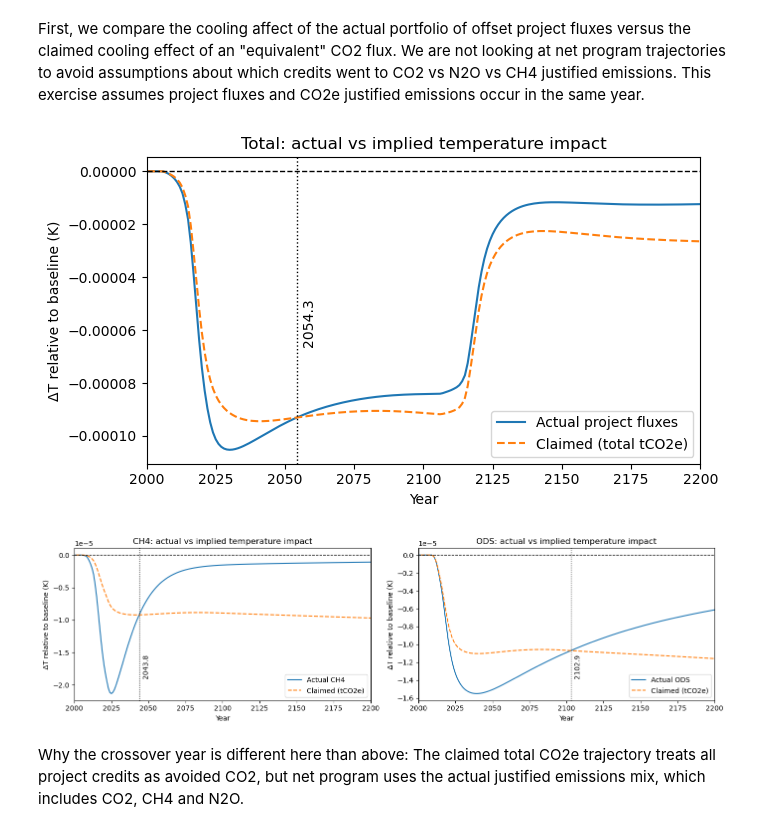
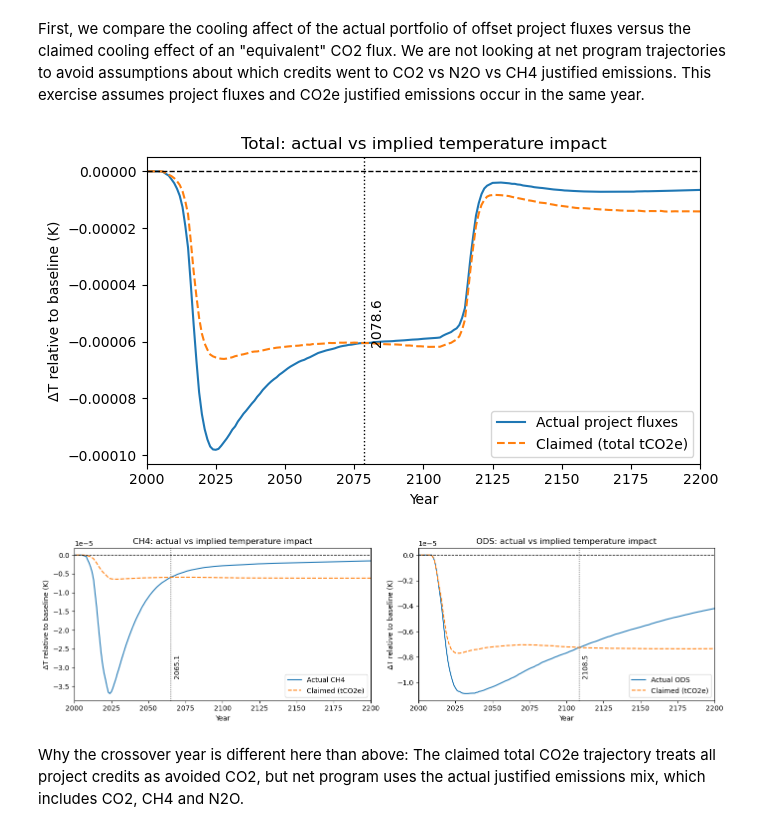
Before and after one commit to carbonplan/slcp-offsetting, a Jupyter notebook: notebooks/02a_ca_analysis_SpecificODS.ipynb, the cells around one changed output. Cells and saved outputs as stored; diff of their text form; code cells hidden in the pictures.

```diff
--- a/notebooks/02a_ca_analysis_SpecificODS.ipynb
+++ b/notebooks/02a_ca_analysis_SpecificODS.ipynb
@@ -392,22 +635,27 @@ The program as a whole eventually becomes net warming in 2052. In the subsequent
 # %% [markdown]
 First, we compare the cooling affect of the actual portfolio of offset project fluxes versus the claimed cooling effect of an "equivalent" CO2 flux. We are not looking at net program trajectories to avoid assumptions about which credits went to CO2 vs N2O vs CH4 justified emissions. This exercise assumes project fluxes and CO2e justified emissions occur in the same year.
 # %%
-# extract temperature trajectories
-years = np.asarray(f.timebounds, dtype=float)
+# extract updated ensemble temperature trajectories
+years = np.asarray(f_ens.timebounds, dtype=float)
+baseline = f_ens.temperature.sel(scenario=BASELINE_SCENARIO, layer=0)
 
-baseline = f.temperature.loc[dict(scenario=BASELINE_SCENARIO, config="central", layer=0)]
-actual = f.temperature.loc[dict(scenario="projects_only", config="central", layer=0)]
-claimed = f.temperature.loc[dict(scenario="claimed_project", config="central", layer=0)]
-actual_ch4_t = f.temperature.loc[dict(scenario="actual_ch4", config="central", layer=0)]
-claimed_ch4_t = f.temperature.loc[dict(scenario="claimed_ch4", config="central", layer=0)]
-actual_ods_t = f.temperature.loc[dict(scenario="actual_ods", config="central", layer=0)]
-claimed_ods_t = f.temperature.loc[dict(scenario="claimed_ods", config="central", layer=0)]
+actual = f_ens.temperature.sel(scenario="projects_only", layer=0) - baseline
+claimed = f_ens.temperature.sel(scenario="claimed_project", layer=0) - baseline
+actual_ch4_t = f_ens.temperature.sel(scenario="project_ch4", layer=0) - baseline
+claimed_ch4_t = f_ens.temperature.sel(scenario="claimed_ch4", layer=0) - baseline
+actual_ods_t = f_ens.temperature.sel(scenario="project_ods", layer=0) - baseline
+claimed_ods_t = f_ens.temperature.sel(scenario="claimed_ods", layer=0) - baseline
+
+actual_diff = actual.median("config").values
+claimed_diff = claimed.median("config").values
+actual_ch4_t = actual_ch4_t.median("config").values
+claimed_ch4_t = claimed_ch4_t.median("config").values
+actual_ods_t = actual_ods_t.median("config").values
+claimed_ods_t = claimed_ods_t.median("config").values
 # %%
 # calculate crossover years
 
 #  ---  First, calculate total total  ---
-actual_diff = projects_only - baseline
-claimed_diff = claimed - baseline
 comparison_diff = actual_diff - claimed_diff
 
 crossing_indices = np.where(np.diff(np.sign(comparison_diff)) != 0)[0]
@@ -437,9 +685,9 @@ plt.tight_layout()
 plt.show()
 
 #  ---  Next, ODS and CH4-specific  ---
-ods_diff = (actual_ods_t - baseline) - (claimed_ods_t - baseline)
+ods_diff = actual_ods_t - claimed_ods_t
 ods_crossing_indices = np.where(np.diff(np.sign(ods_diff)) != 0)[0]
-ods_crossing_indices = ods_crossing_indices[years[ods_crossing_indices] > 2010]
+ods_crossing_indices = ods_crossing_indices[years[ods_crossing_indices] > 2025]
 
 if len(ods_crossing_indices) > 0:
     i = ods_crossing_indices[0]
@@ -447,9 +695,9 @@ if len(ods_crossing_indices) > 0:
 else:
     ods_crossover_year = np.nan
 
-ch4_diff = (actual_ch4_t - baseline) - (claimed_ch4_t - baseline)
+ch4_diff = actual_ch4_t - claimed_ch4_t
 ch4_crossing_indices = np.where(np.diff(np.sign(ch4_diff)) != 0)[0]
-ch4_crossing_indices = ch4_crossing_indices[years[ch4_crossing_indices] > 2010]
+ch4_crossing_indices = ch4_crossing_indices[years[ch4_crossing_indices] > 2025]
 
 if len(ch4_crossing_indices) > 0:
     i = ch4_crossing_indices[0]
@@ -461,40 +709,40 @@ else:
 fig, (ax1, ax2) = plt.subplots(1, 2, figsize=(14, 4))
 
 # ch4 temperature
-ax1.plot(years, actual_ch4_t - baseline, label="Actual CH4")
-ax1.plot(years, claimed_ch4_t - baseline, "--", label="Claimed (tCO2e)")
+ax1.plot(years, actual_ch4_t, label="Actual CH4")
+ax1.plot(years, claimed_ch4_t, "--", label="Claimed (tCO2e)")
 ax1.axhline(0, linestyle="--", linewidth=1, color="k")
 
 if not np.isnan(ch4_crossover_year):
     ax1.axvline(ch4_crossover_year, linestyle=":", linewidth=1, color="k")
     ax1.text(ch4_crossover_year + 2, ax1.get_ylim()[0] * 0.85, f"{ch4_crossover_year:.1f}", rotation=90, va="bottom")
 
 ax1.set_xlim(2000, 2200)
 ax1.set_xlabel("Year")
 ax1.set_ylabel("ΔT relative to baseline (K)")
 ax1.set_title("CH4: actual vs implied temperature impact")
 ax1.legend()
 
 # ods temperature
-ax2.plot(years, actual_ods_t - baseline, label="Actual ODS")
-ax2.plot(years, claimed_ods_t - baseline, "--", label="Claimed (tCO2e)")
+ax2.plot(years, actual_ods_t, label="Actual ODS")
+ax2.plot(years, claimed_ods_t, "--", label="Claimed (tCO2e)")
 ax2.axhline(0, linestyle="--", linewidth=1, color="k")
 
 if not np.isnan(ods_crossover_year):
     ax2.axvline(ods_crossover_year, linestyle=":", linewidth=1, color="k")
     ax2.text(ods_crossover_year + 2, ax2.get_ylim()[0] * 0.85, f"{ods_crossover_year:.1f}", rotation=90, va="bottom")
 
 ax2.set_xlim(2000, 2200)
 ax2.set_xlabel("Year")
 ax2.set_ylabel("ΔT relative to baseline (K)")
 ax2.set_title("ODS: actual vs implied temperature impact")
 ax2.legend()
 
 plt.tight_layout()
 plt.show()
 # %% [output]
-[figure, old version]
+[figure, new version]
-[figure, old version]
+[figure, new version]
 # %% [markdown]
 Why the crossover year is different here than above: The claimed total CO2e trajectory treats all project credits as avoided CO2, but net program uses the actual justified emissions mix, which includes CO2, CH4 and N2O.
 # %% [markdown]
```
Also changed, not shown: parts of 26 cells of this notebook.
